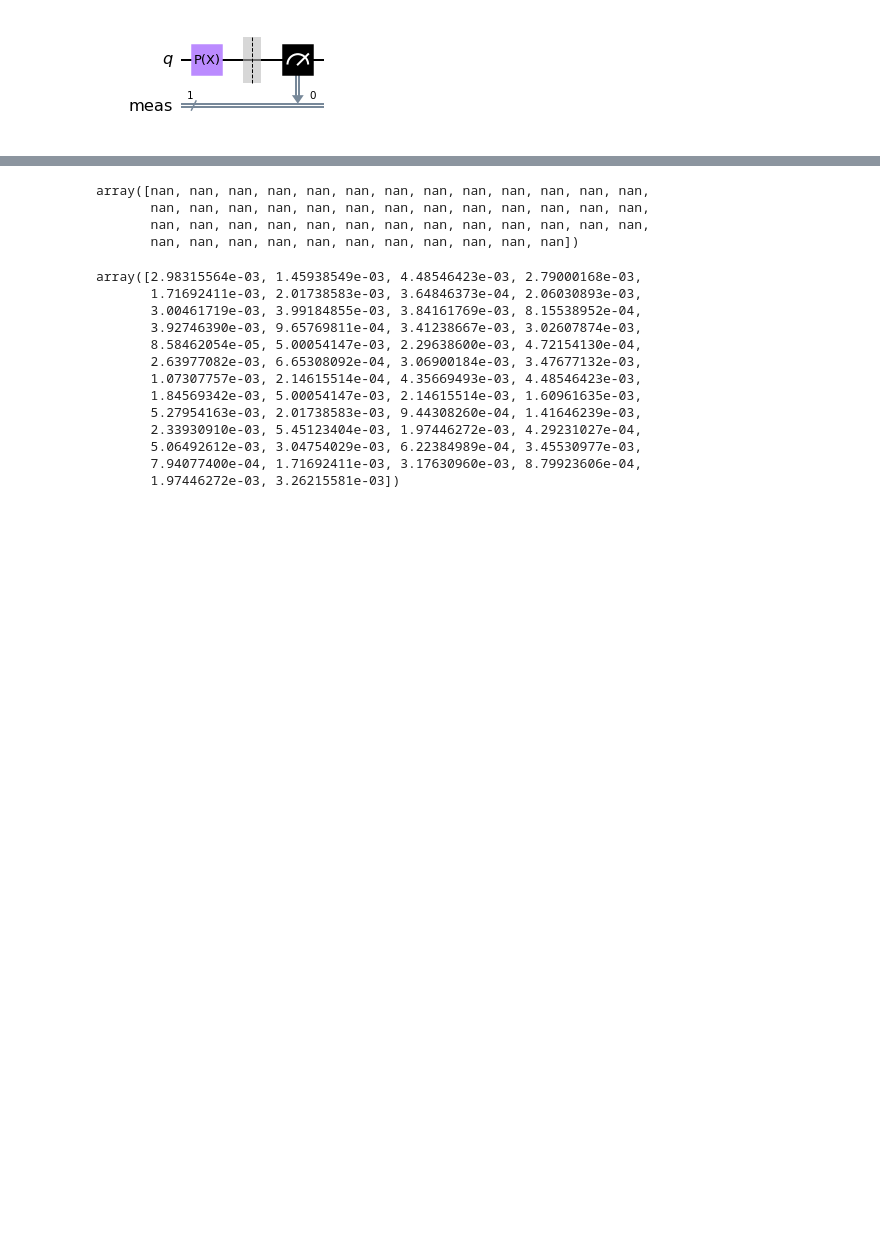
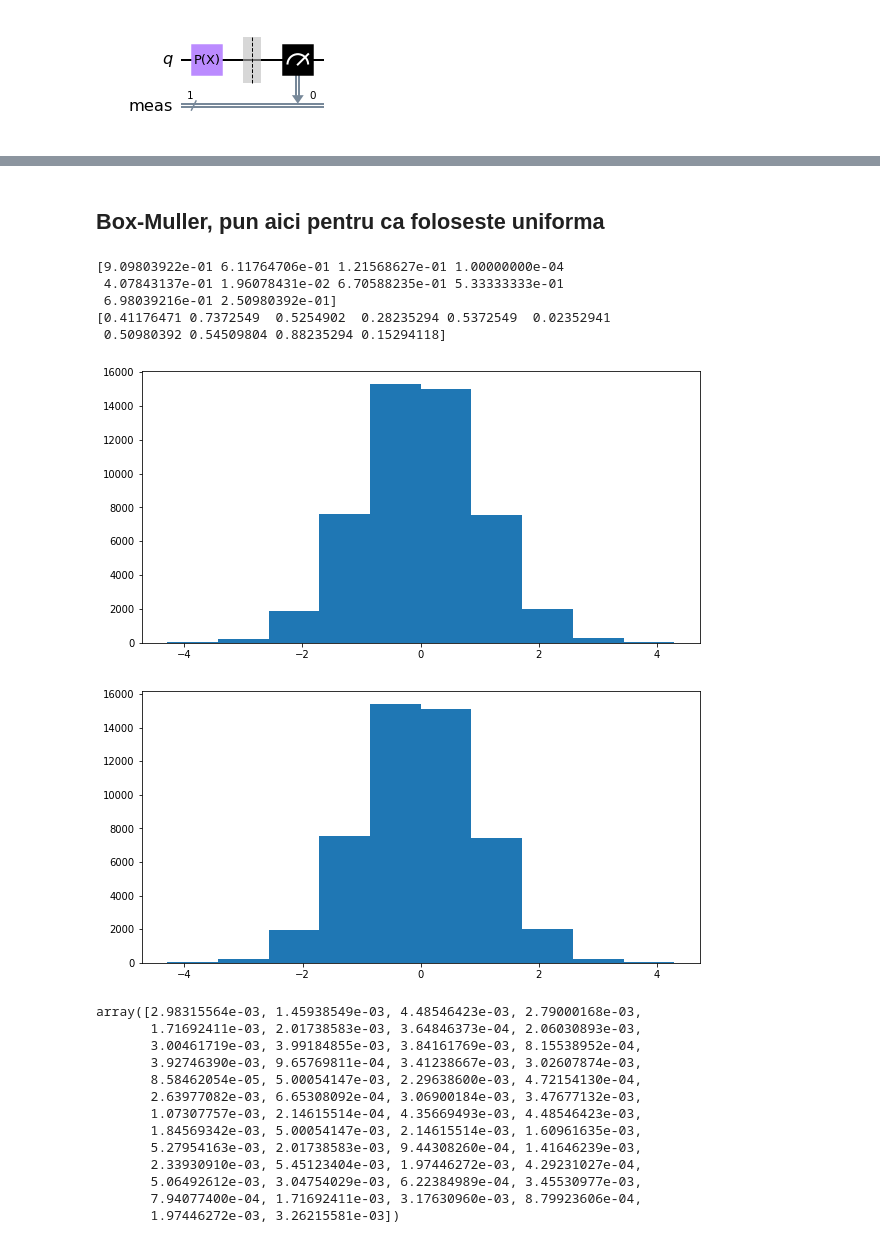
Before and after one commit to StoianAlinBogdan/ProiectLicenta, a Jupyter notebook: LicentaNotebook.ipynb, the cells around one changed output, grey strips where cells are left out. Drawn from its saved outputs; the diff is of its cells as text; code cells hidden in the pictures; blank space fills up the shorter version.

Commit message:
Box-Muller done, gave up on Kologomorov

```diff
--- a/LicentaNotebook.ipynb
+++ b/LicentaNotebook.ipynb
@@ -114,17 +114,29 @@ plt.show()
+# %% [markdown]
+## Box-Muller, pun aici pentru ca foloseste uniforma
 # %%
 def BoxMuller(u1, u2):
-    z = np.sqrt(-2 * np.log(u1)) * np.cos(2 * math.pi * u2)
-    return z
+    z1 = np.sqrt(-2 * np.log(u1)) * np.cos(2 * math.pi * u2)
+    z2 = np.sqrt(-2 * np.log(u1)) * np.sin(2 * math.pi * u2)
+    return (z1, z2)
 # %%
-u1 = np.array(numbers1[:50000])
-u2 = np.array(numbers1[50000:])
-z = BoxMuller(u1, u2)
-z[:50]
+#print(numbers1[0:10])
+u1 = np.array(np.clip(np.divide(numbers1[:50000], 255), 0.0001, 0.9999))
+u2 = np.array(np.clip(np.divide(numbers1[50000:], 255), 0.0001, 0.9999))
+z1, z2 = BoxMuller(u1, u2)
 # %% [output]
-array([nan, nan, nan, nan, nan, nan, nan, nan, nan, nan, nan, nan, nan,
-       nan, nan, nan, nan, nan, nan, nan, nan, nan, nan, nan, nan, nan,
-       nan, nan, nan, nan, nan, nan, nan, nan, nan, nan, nan, nan, nan,
-       nan, nan, nan, nan, nan, nan, nan, nan, nan, nan, nan])
+[9.09803922e-01 6.11764706e-01 1.21568627e-01 1.00000000e-04
+ 4.07843137e-01 1.96078431e-02 6.70588235e-01 5.33333333e-01
+ 6.98039216e-01 2.50980392e-01]
+[0.41176471 0.7372549  0.5254902  0.28235294 0.5372549  0.02352941
+ 0.50980392 0.54509804 0.88235294 0.15294118]
+# %%
+plt.hist(z1)
+plt.show()
+plt.hist(z2)
+plt.show()
+# %% [output]
+[figure, added]
+[figure, added]
 # %%
 # Normalizare de vector pentru a face posibil testul kologomorov-smirnov
 np_numbers1 = np.array(numbers1)
```
Also changed, not shown: parts of 4 cells of this notebook, 2 other files.
